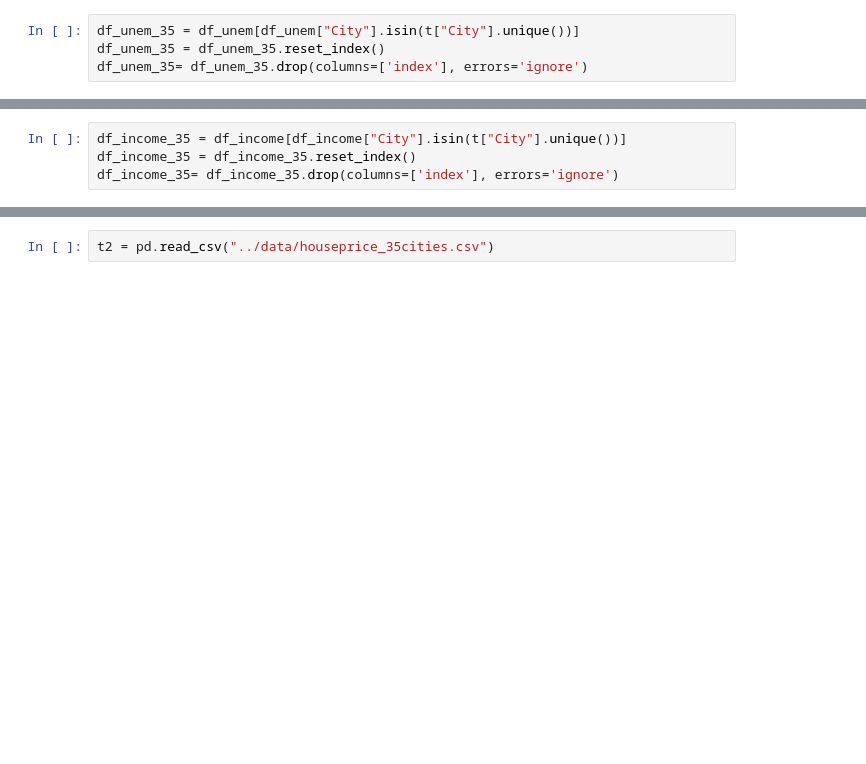
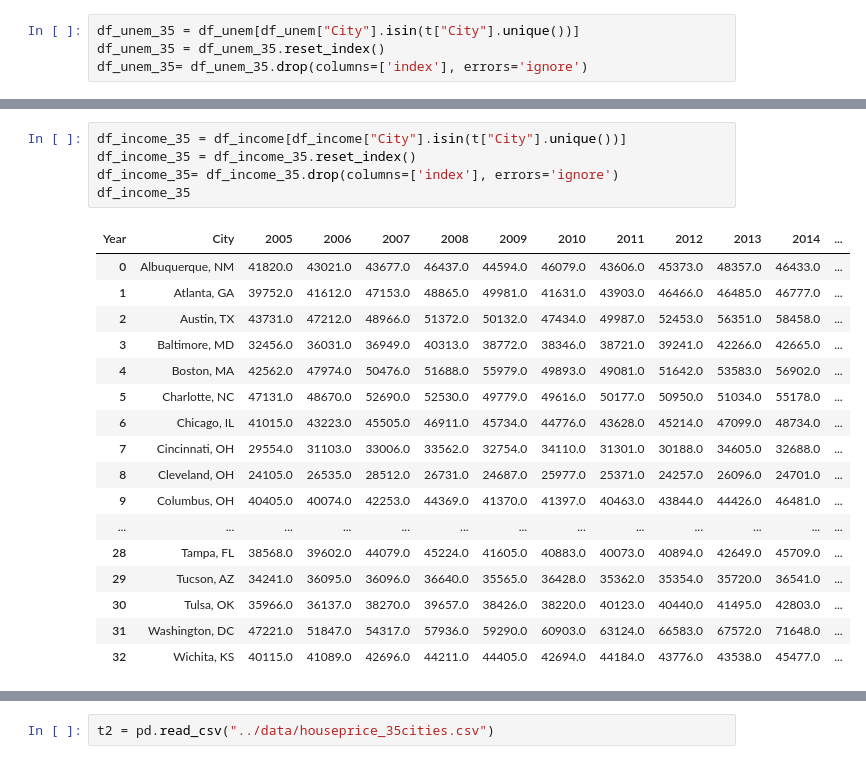
Before and after one commit to ArnavGupta22/PropertyPulse, a Jupyter notebook: djangoProject/djangoProject/DataProcessing/data_processing.ipynb, the cells around one changed output, grey strips where cells are left out. Saved outputs shown, nothing was run; the diff lists cells and outputs as text; blank space fills up the shorter version.

```diff
--- a/djangoProject/djangoProject/DataProcessing/data_processing.ipynb
+++ b/djangoProject/djangoProject/DataProcessing/data_processing.ipynb
@@ -457,7 +495,26 @@ df_age_35 = df_age_35.drop(columns=['index'], errors='ignore')
 # %%
 df_income_35 = df_income[df_income["City"].isin(t["City"].unique())]
 df_income_35 = df_income_35.reset_index()
 df_income_35= df_income_35.drop(columns=['index'], errors='ignore')
+df_income_35
+# %% [output]
+| Year | City | 2005 | 2006 | 2007 | 2008 | 2009 | 2010 | 2011 | 2012 | 2013 | 2014 | ... |
+| 0 | Albuquerque, NM | 41820.0 | 43021.0 | 43677.0 | 46437.0 | 44594.0 | 46079.0 | 43606.0 | 45373.0 | 48357.0 | 46433.0 | ... |
+| 1 | Atlanta, GA | 39752.0 | 41612.0 | 47153.0 | 48865.0 | 49981.0 | 41631.0 | 43903.0 | 46466.0 | 46485.0 | 46777.0 | ... |
+| 2 | Austin, TX | 43731.0 | 47212.0 | 48966.0 | 51372.0 | 50132.0 | 47434.0 | 49987.0 | 52453.0 | 56351.0 | 58458.0 | ... |
+| 3 | Baltimore, MD | 32456.0 | 36031.0 | 36949.0 | 40313.0 | 38772.0 | 38346.0 | 38721.0 | 39241.0 | 42266.0 | 42665.0 | ... |
+| 4 | Boston, MA | 42562.0 | 47974.0 | 50476.0 | 51688.0 | 55979.0 | 49893.0 | 49081.0 | 51642.0 | 53583.0 | 56902.0 | ... |
+| 5 | Charlotte, NC | 47131.0 | 48670.0 | 52690.0 | 52530.0 | 49779.0 | 49616.0 | 50177.0 | 50950.0 | 51034.0 | 55178.0 | ... |
+| 6 | Chicago, IL | 41015.0 | 43223.0 | 45505.0 | 46911.0 | 45734.0 | 44776.0 | 43628.0 | 45214.0 | 47099.0 | 48734.0 | ... |
+| 7 | Cincinnati, OH | 29554.0 | 31103.0 | 33006.0 | 33562.0 | 32754.0 | 34110.0 | 31301.0 | 30188.0 | 34605.0 | 32688.0 | ... |
+| 8 | Cleveland, OH | 24105.0 | 26535.0 | 28512.0 | 26731.0 | 24687.0 | 25977.0 | 25371.0 | 24257.0 | 26096.0 | 24701.0 | ... |
+| 9 | Columbus, OH | 40405.0 | 40074.0 | 42253.0 | 44369.0 | 41370.0 | 41397.0 | 40463.0 | 43844.0 | 44426.0 | 46481.0 | ... |
+| ... | ... | ... | ... | ... | ... | ... | ... | ... | ... | ... | ... | ... |
+| 28 | Tampa, FL | 38568.0 | 39602.0 | 44079.0 | 45224.0 | 41605.0 | 40883.0 | 40073.0 | 40894.0 | 42649.0 | 45709.0 | ... |
+| 29 | Tucson, AZ | 34241.0 | 36095.0 | 36096.0 | 36640.0 | 35565.0 | 36428.0 | 35362.0 | 35354.0 | 35720.0 | 36541.0 | ... |
+| 30 | Tulsa, OK | 35966.0 | 36137.0 | 38270.0 | 39657.0 | 38426.0 | 38220.0 | 40123.0 | 40440.0 | 41495.0 | 42803.0 | ... |
+| 31 | Washington, DC | 47221.0 | 51847.0 | 54317.0 | 57936.0 | 59290.0 | 60903.0 | 63124.0 | 66583.0 | 67572.0 | 71648.0 | ... |
+| 32 | Wichita, KS | 40115.0 | 41089.0 | 42696.0 | 44211.0 | 44405.0 | 42694.0 | 44184.0 | 43776.0 | 43538.0 | 45477.0 | ... |
 # %%
 df_geomob_35 = df_geomob[df_geomob["City"].isin(t["City"].unique())]
 df_geomob_35 = df_geomob_35.reset_index()
```
Also changed, not shown: parts of 17 cells of this notebook, 27 other files.
